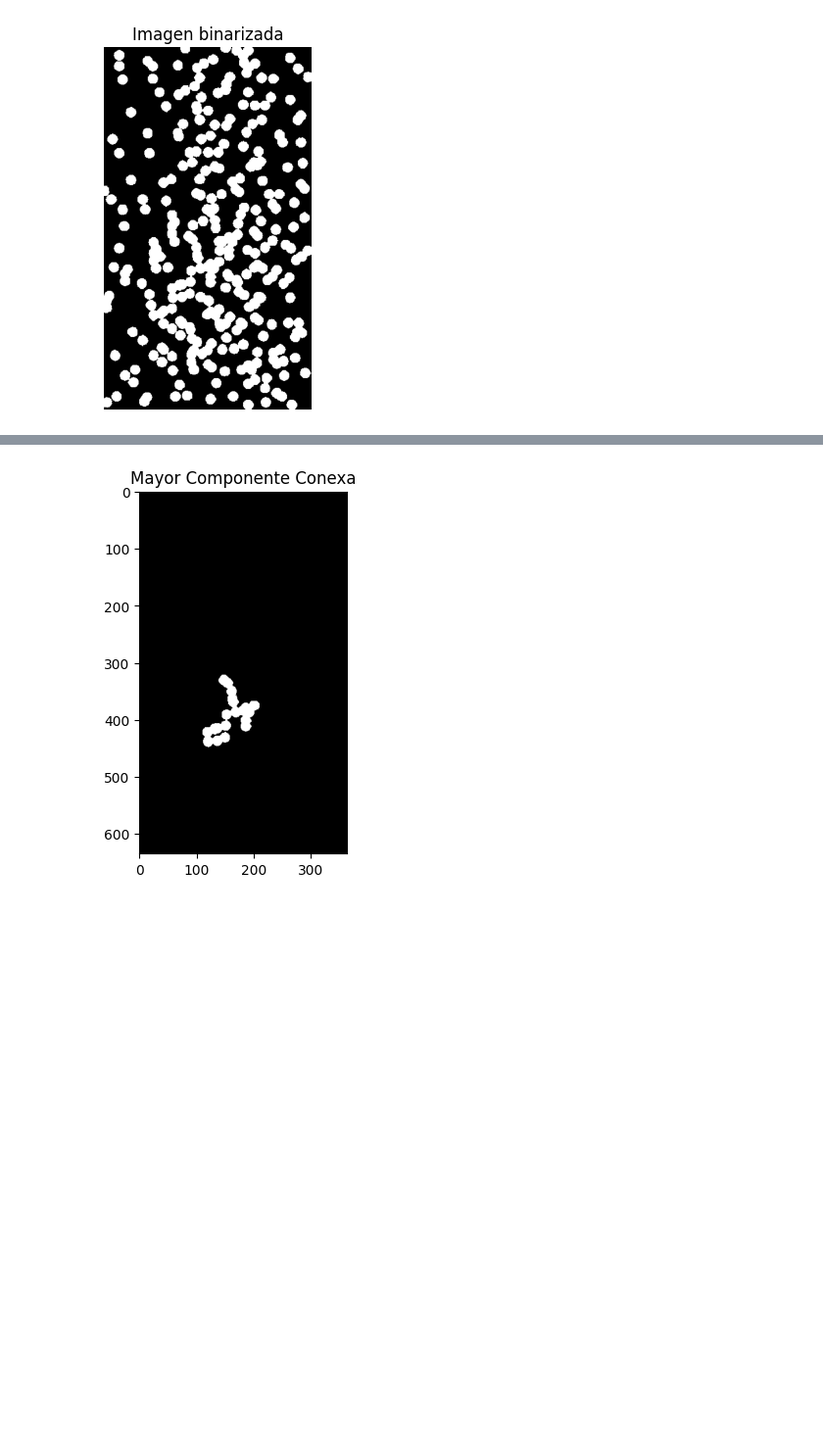
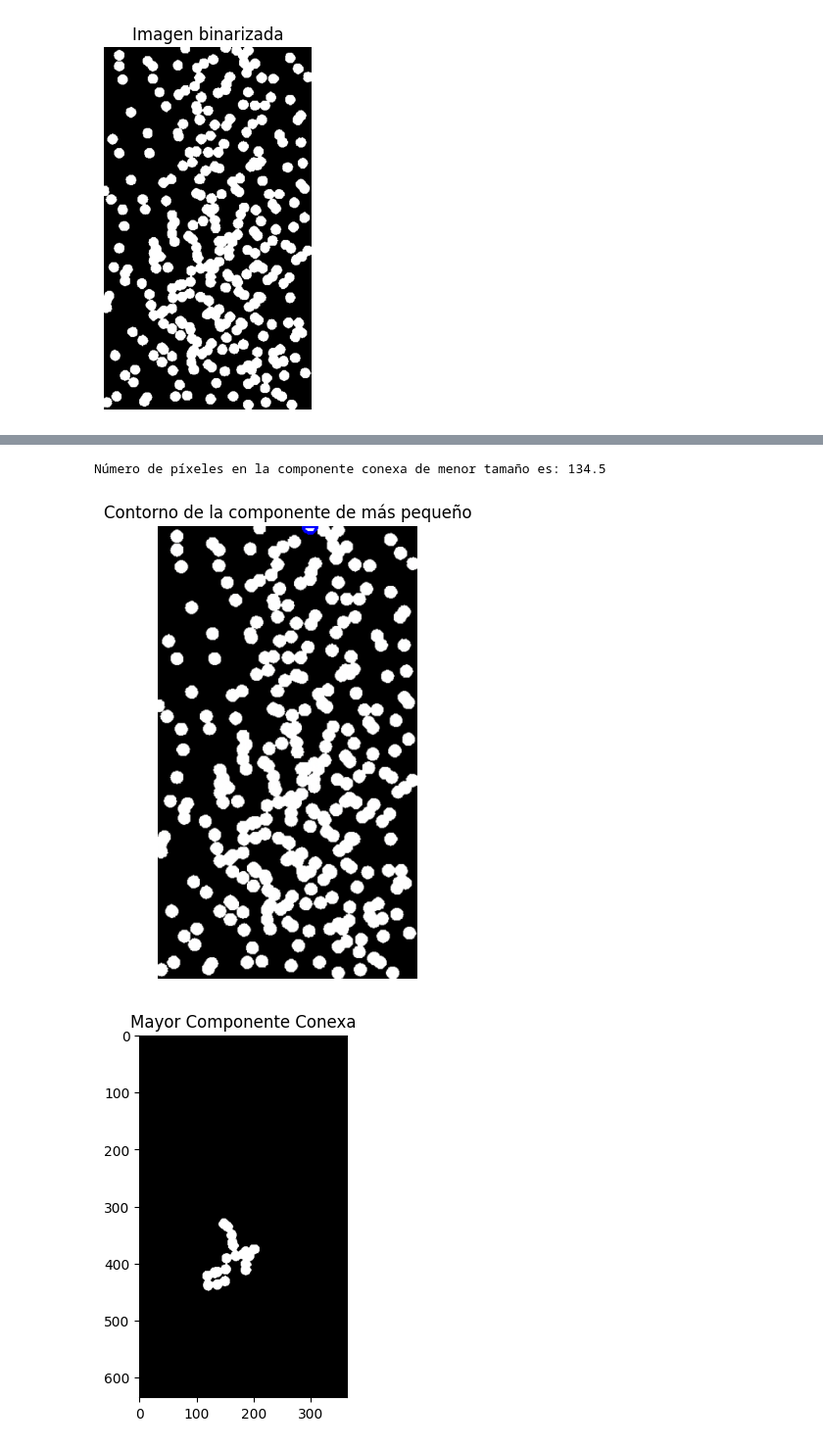
Before and after one commit to MGonza20/Lab01_VC_UVG, a Jupyter notebook: lab1.ipynb, the cells around one changed output, grey strips where cells are left out. Shown: that part at 98% size. Drawn from its saved outputs; the diff is of its cells as text; code cells hidden in the pictures; blank space fills up the shorter version.

```diff
--- a/lab1.ipynb
+++ b/lab1.ipynb
@@ -46,3 +45,24 @@ plt.show()
+# %%
+# Con numpy
+
+contours, _ = cv.findContours(binary_image, cv.RETR_EXTERNAL, cv.CHAIN_APPROX_SIMPLE)
+
+min_size = 999999999999
+[min_contour := [c] for c in contours if (size := cv.contourArea(c)) < min_size and (min_size := size)]
+
+print(f'Número de píxeles en la componente conexa de menor tamaño es: {min_size}')
+
+highlight_image = np.copy(imagen_color)
+cv.drawContours(highlight_image, min_contour, 0, (0, 0, 255), 3)
+
+plt.figure(figsize=(12, 6))
+plt.title('Contorno de la componente de más pequeño')
+plt.imshow(highlight_image)
+plt.axis('off')
+plt.show()
+# %% [output]
+Número de píxeles en la componente conexa de menor tamaño es: 134.5
+[figure, added]
 # %%
 from utils import largest_component
 
```
Also changed, not shown: parts of 3 cells of this notebook, 1 other file.
